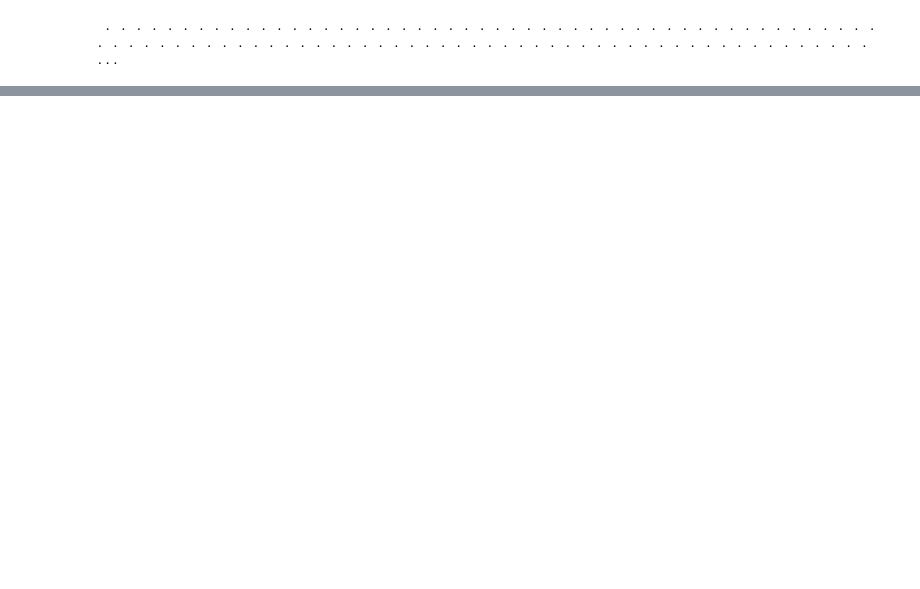
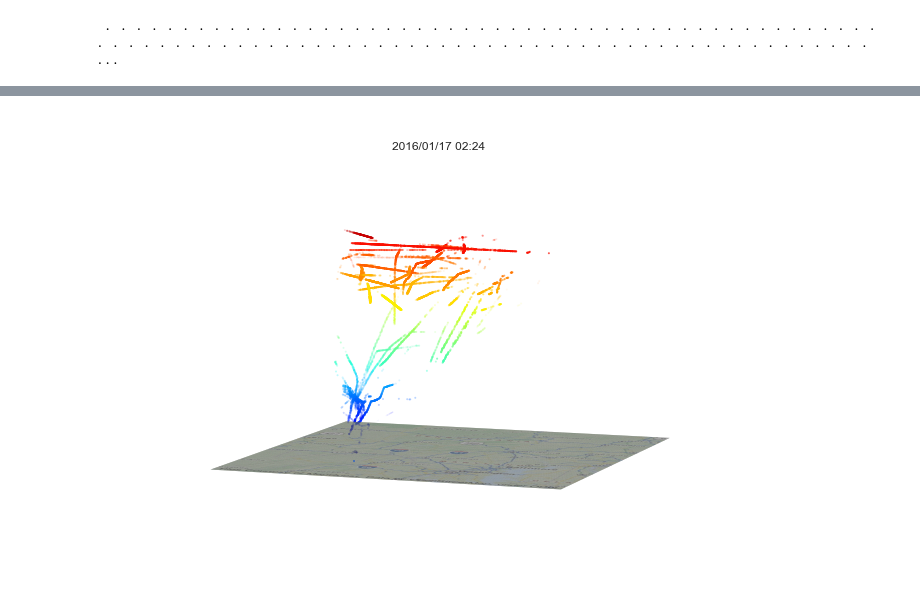
Before and after one commit to ajmendez/explore, a Jupyter notebook: aviation/snow_movie.ipynb, the cells around one changed output, grey strips where cells are left out. Cells and saved outputs as stored; diff of their text form; code cells hidden in the pictures; blank space fills up the shorter version.

```diff
--- a/aviation/snow_movie.ipynb
+++ b/aviation/snow_movie.ipynb
@@ -115,0 +173,3 @@ _movie()
+# %%
+clean['px'] = tmp.x
+clean['py'] = tmp.y
@@ -115,0 +187,56 @@ _movie()
+# %%
+def setup_ax(el=10, az=20):
+        # Setup plot, and show the home
+    fig = pylab.figure(figsize=(12,8))
+    ax = fig.add_subplot(111, projection='3d')
+    ax.plot([289.71111111], [123.62788632], [0], marker='s', markersize=2)
+
+    ax.view_init(elev=el, azim=az)
+    ax.autoscale(False)
+    ax.set_zlim(0,14)
+    ax.set_xlim(0,400)
+    ax.set_ylim(0,400)
+
+    for a in (ax.w_xaxis, ax.w_yaxis, ax.w_zaxis):
+        for t in a.get_ticklines()+a.get_ticklabels():
+            t.set_visible(False)
+        a.line.set_visible(False)
+        a.pane.set_visible(False)
+
+    ax.grid('off')
+
+    x, y = np.ogrid[0:img.shape[0], 0:img.shape[1]]
+    stride = 1
+    ax.surface = ax.plot_surface(x, y, 0, rstride=stride, cstride=stride, facecolors=img, lw=0)
+
+    return ax
+
+
+def add_points(ax, t=2, delta=6):
+    '''
+    t is the time in days since the start
+    delta in hours
+    '''
+    d = delta/24.0
+    ii = np.where( (clean['datenum'] > t-d) &
+                   (clean['datenum'] <= t) )[0]
+    z = clean['alt'][ii]*0.0003048
+
+    # Determine Colors
+    c = pylab.cm.jet(z/14.0)
+    alpha = np.abs(clean['datenum'][ii] - t) / d
+    c[:,-1] = np.clip(1.0-alpha,0.02,0.7)
+
+    ax.scatter(clean['px'][ii], clean['py'][ii], z,
+               c=c, marker='o', s=4, linewidths=0, edgecolor='none')
+
+    date = start_date + t
+    note = ' [Snow]' if (t > 8) and (t < 10) else ''
+    pylab.title('{:%Y/%m/%d %H:%M} {}'.format(num2date(date), note), fontsize=12)
+
+
+# _ = interact(make_3dplot, time=(0,14,1), delta=(0,24,1), el=(0,90,10), az=(20,120,10))
+ax = setup_ax()
+add_points(ax)
+# %% [output]
+[figure, added]
```
Also changed, not shown: parts of 12 cells of this notebook, 1 other file.
